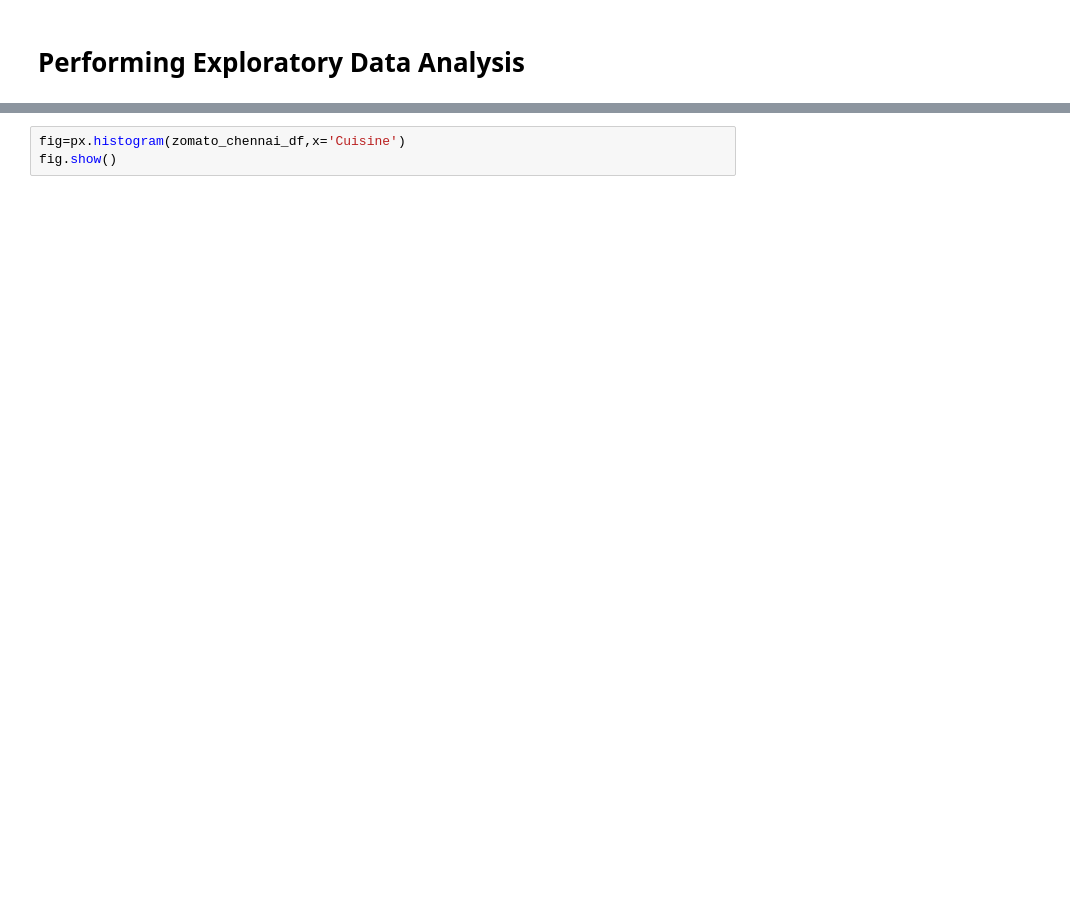
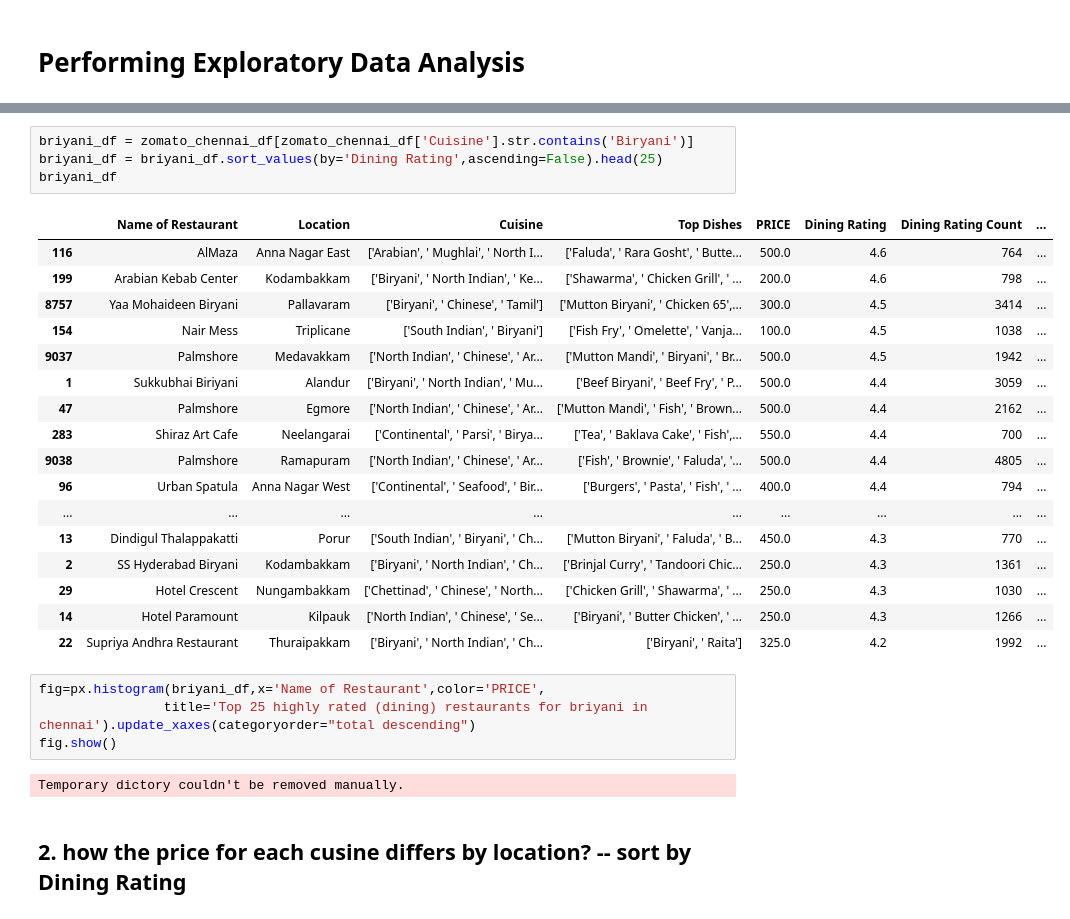
Before and after one commit to krthiksha/Data_Visualization, a Jupyter notebook: Zomato_dataset_Chennai.ipynb, the cells around one changed output, grey strips where cells are left out. Drawn from its saved outputs; the diff is of its cells as text; blank space fills up the shorter version.

```diff
--- a/Zomato_dataset_Chennai.ipynb
+++ b/Zomato_dataset_Chennai.ipynb
@@ -378,3 +381,30 @@ memory usage: 728.8+ KB
+# %%
+briyani_df = zomato_chennai_df[zomato_chennai_df['Cuisine'].str.contains('Biryani')]
+briyani_df = briyani_df.sort_values(by='Dining Rating',ascending=False).head(25)
+briyani_df
+# %% [output]
+|  | Name of Restaurant | Location | Cuisine | Top Dishes | PRICE | Dining Rating | Dining Rating Count | ... |
+| 116 | AlMaza | Anna Nagar East | ['Arabian', ' Mughlai', ' North I... | ['Faluda', ' Rara Gosht', ' Butte... | 500.0 | 4.6 | 764 | ... |
+| 199 | Arabian Kebab Center | Kodambakkam | ['Biryani', ' North Indian', ' Ke... | ['Shawarma', ' Chicken Grill', ' ... | 200.0 | 4.6 | 798 | ... |
+| 8757 | Yaa Mohaideen Biryani | Pallavaram | ['Biryani', ' Chinese', ' Tamil'] | ['Mutton Biryani', ' Chicken 65',... | 300.0 | 4.5 | 3414 | ... |
+| 154 | Nair Mess | Triplicane | ['South Indian', ' Biryani'] | ['Fish Fry', ' Omelette', ' Vanja... | 100.0 | 4.5 | 1038 | ... |
+| 9037 | Palmshore | Medavakkam | ['North Indian', ' Chinese', ' Ar... | ['Mutton Mandi', ' Biryani', ' Br... | 500.0 | 4.5 | 1942 | ... |
+| 1 | Sukkubhai Biriyani | Alandur | ['Biryani', ' North Indian', ' Mu... | ['Beef Biryani', ' Beef Fry', ' P... | 500.0 | 4.4 | 3059 | ... |
+| 47 | Palmshore | Egmore | ['North Indian', ' Chinese', ' Ar... | ['Mutton Mandi', ' Fish', ' Brown... | 500.0 | 4.4 | 2162 | ... |
+| 283 | Shiraz Art Cafe | Neelangarai | ['Continental', ' Parsi', ' Birya... | ['Tea', ' Baklava Cake', ' Fish',... | 550.0 | 4.4 | 700 | ... |
+| 9038 | Palmshore | Ramapuram | ['North Indian', ' Chinese', ' Ar... | ['Fish', ' Brownie', ' Faluda', '... | 500.0 | 4.4 | 4805 | ... |
+| 96 | Urban Spatula | Anna Nagar West | ['Continental', ' Seafood', ' Bir... | ['Burgers', ' Pasta', ' Fish', ' ... | 400.0 | 4.4 | 794 | ... |
+| ... | ... | ... | ... | ... | ... | ... | ... | ... |
+| 13 | Dindigul Thalappakatti | Porur | ['South Indian', ' Biryani', ' Ch... | ['Mutton Biryani', ' Faluda', ' B... | 450.0 | 4.3 | 770 | ... |
+| 2 | SS Hyderabad Biryani | Kodambakkam | ['Biryani', ' North Indian', ' Ch... | ['Brinjal Curry', ' Tandoori Chic... | 250.0 | 4.3 | 1361 | ... |
+| 29 | Hotel Crescent | Nungambakkam | ['Chettinad', ' Chinese', ' North... | ['Chicken Grill', ' Shawarma', ' ... | 250.0 | 4.3 | 1030 | ... |
+| 14 | Hotel Paramount | Kilpauk | ['North Indian', ' Chinese', ' Se... | ['Biryani', ' Butter Chicken', ' ... | 250.0 | 4.3 | 1266 | ... |
+| 22 | Supriya Andhra Restaurant | Thuraipakkam | ['Biryani', ' North Indian', ' Ch... | ['Biryani', ' Raita'] | 325.0 | 4.2 | 1992 | ... |
 # %%
-fig=px.histogram(zomato_chennai_df,x='Cuisine')
+fig=px.histogram(briyani_df,x='Name of Restaurant',color='PRICE',
+                title='Top 25 highly rated (dining) restaurants for briyani in chennai').update_xaxes(categoryorder="total descending")
 fig.show()
+# %% [output]
+Temporary dictory couldn't be removed manually.
+# %% [markdown]
+## 2. how the price for each cusine differs by location?    -- sort by Dining Rating
```
Also changed, not shown: parts of 31 cells of this notebook.
